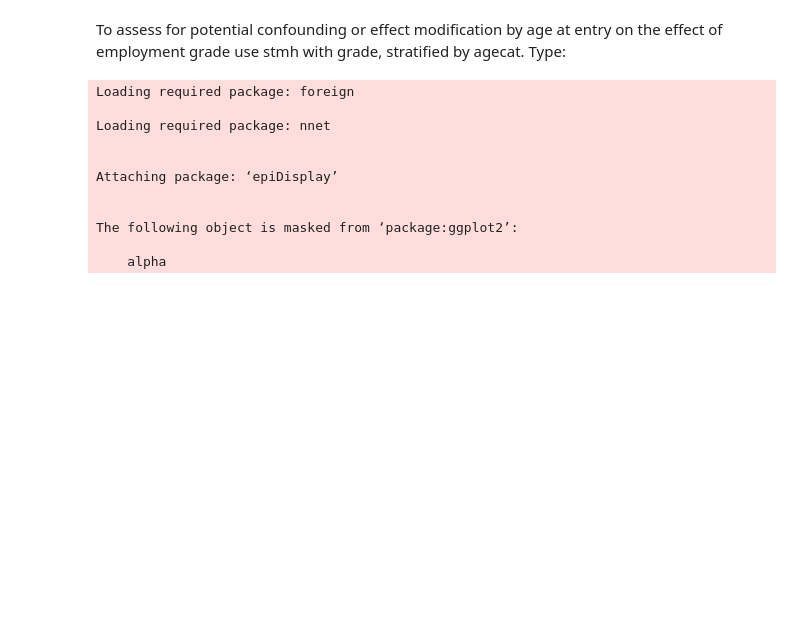
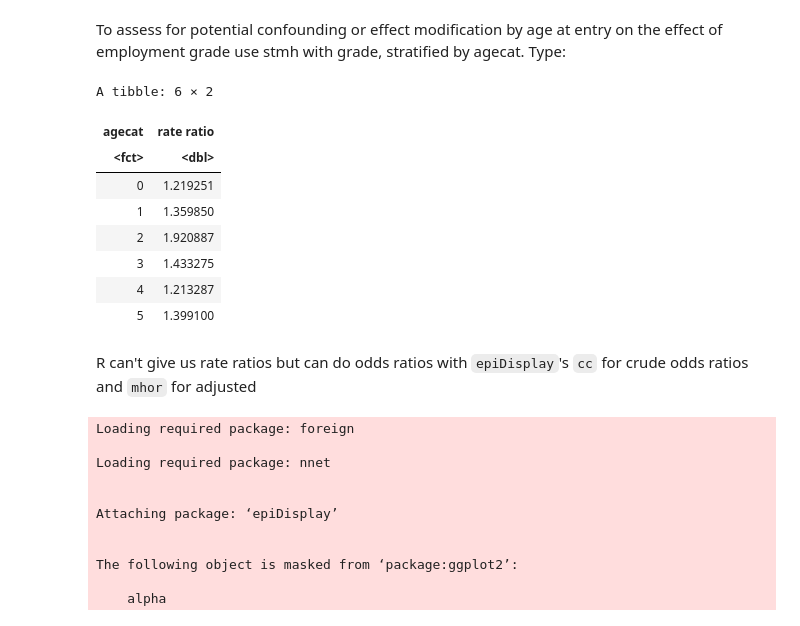
Before and after one commit to pgcudahy/LSHTM_EPM_202, a Jupyter notebook: Practical 2.ipynb, the cells around one changed output. Cells and saved outputs as stored; diff of their text form; code cells hidden in the pictures; blank space fills up the shorter version.

```diff
--- a/Practical 2.ipynb
+++ b/Practical 2.ipynb
@@ -243,6 +246,34 @@ grade_2 / grade_1
 [1] 2.305446
 # %% [markdown]
 To assess for potential confounding or effect modification by age at entry on the effect of employment grade use stmh with grade, stratified by agecat. Type:
+# %%
+#Get the rate for grade of 1
+grade_1 <- survRate(Surv(followup_time/1000, all) ~ grade + agecat, data=whitehall_df_3) %>%
+    filter(grade == 1) %>%
+    purrr::pluck("rate")
+
+#Get the rate for grade of 2
+grade_2 <- survRate(Surv(followup_time/1000, all) ~ grade + agecat, data=whitehall_df_3) %>%
+    filter(grade == 2) %>%
+    purrr::pluck("rate")
+
+#Get the ratios
+tibble(survRate(Surv(followup_time/1000, all) ~ grade + agecat, data=whitehall_df_3) %>%
+       filter(grade == 1) %>%
+       dplyr::select("agecat"),
+       "rate ratio" = grade_2 / grade_1)
+# %% [output]
+A tibble: 6 × 2
+| agecat | rate ratio |
+| <fct> | <dbl> |
+| 0 | 1.219251 |
+| 1 | 1.359850 |
+| 2 | 1.920887 |
+| 3 | 1.433275 |
+| 4 | 1.213287 |
+| 5 | 1.399100 |
+# %% [markdown]
+R can't give us rate ratios but can do odds ratios with `epiDisplay`'s `cc` for crude odds ratios and `mhor` for adjusted
 # %%
 library(epiDisplay)
 # %% [output]
```
Also changed, not shown: parts of 17 cells of this notebook, 2 other files.
